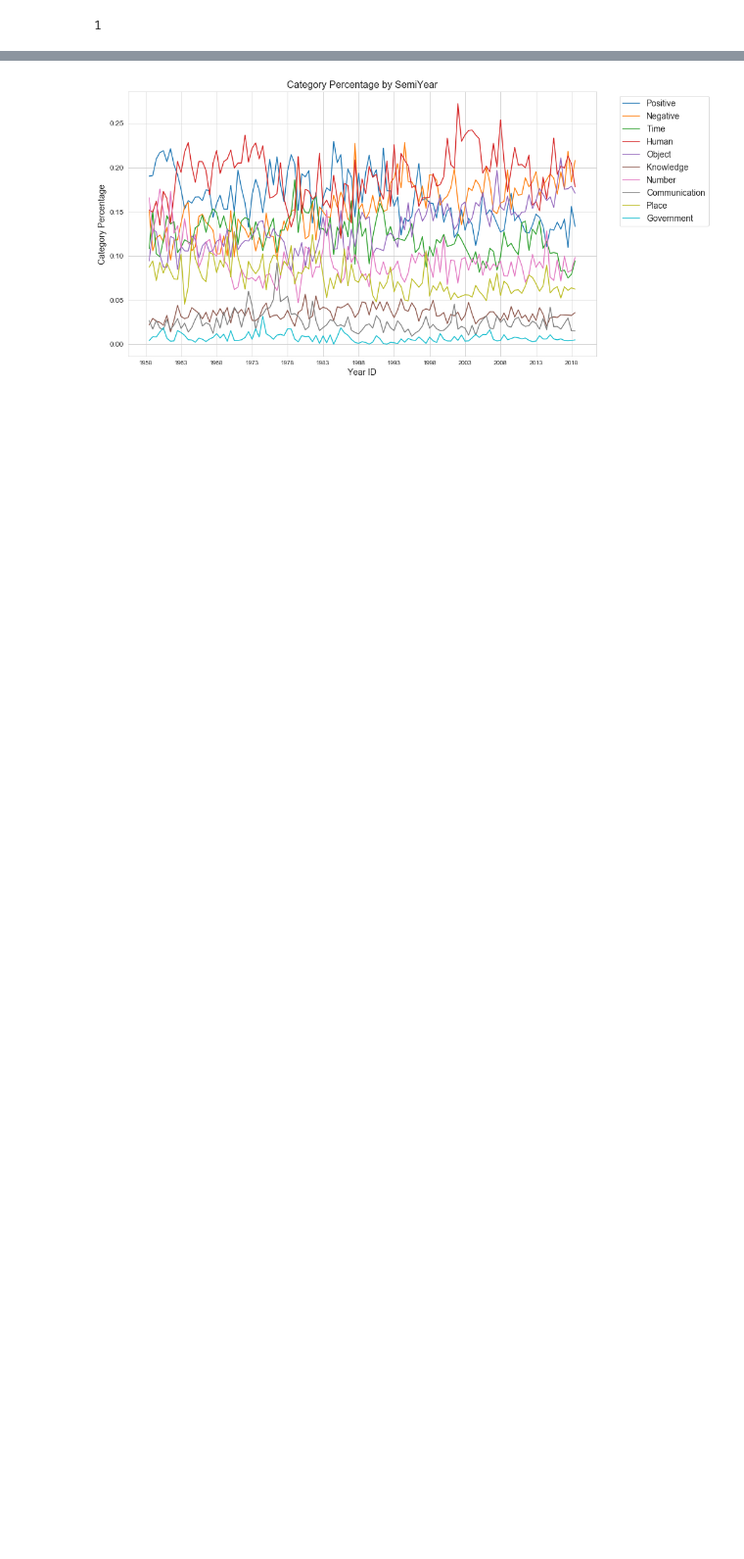
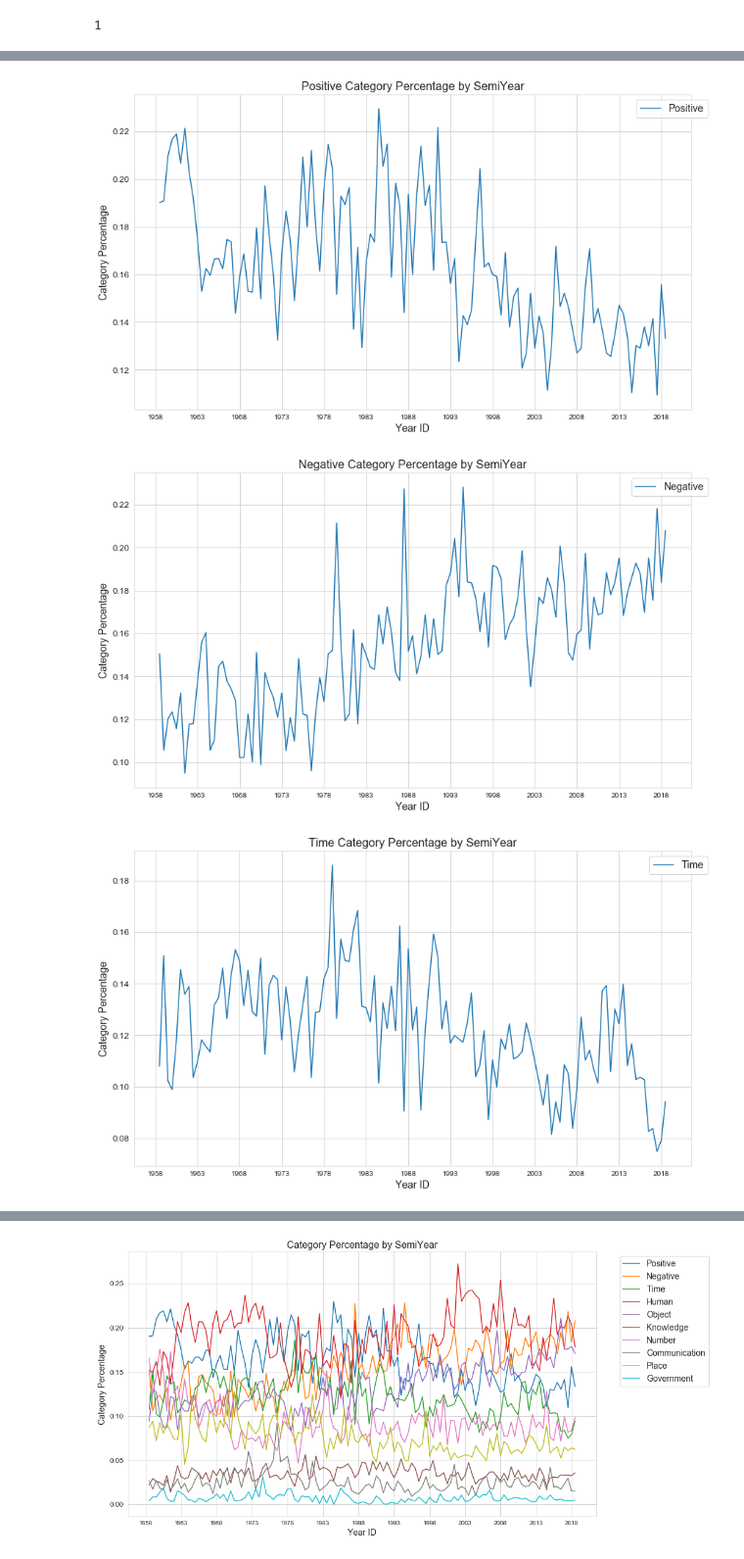
Before and after one commit to cvraut/Music_Econ, a Jupyter notebook: dataClustering/category_vs_econ.ipynb, the cells around one changed output, grey strips where cells are left out. Shown at 98% size. Saved outputs shown, nothing was run; the diff lists cells and outputs as text; code cells hidden in the pictures; blank space fills up the shorter version.

Commit message:
Category vs Econ plots

```diff
--- a/dataClustering/category_vs_econ.ipynb
+++ b/dataClustering/category_vs_econ.ipynb
@@ -72,3 +72,19 @@ harvard_BB_SemiYear.head()
 | 4 | 1960.5 | 0.218986 | 0.115675 | 0.117821 | 0.172900 | 0.087370 | 0.021459 | 0.150419 | 0.016554 | 0.080421 | ... |
 # %%
 harvard_BB_SemiYear = harvard_BB_SemiYear.drop("word_count", axis=1)
+# %%
+for k in categories:
+    if k != "word_count":
+        plt.figure(figsize=(13.8, 8))
+        plt.plot(harvard_BB_SemiYear["SemiYearID"],harvard_BB_SemiYear[k])
+        plt.legend(fontsize=14, bbox_to_anchor=(1.04,1))
+        plt.title("{} Category Percentage by SemiYear".format(k), fontsize=16)
+        plt.ylabel("Category Percentage", fontsize=14)
+        plt.xlabel("Year ID", fontsize=14)
+        plt.yticks(fontsize=12)
+        plt.xticks(list(range(int(min(harvard_BB_SemiYear["SemiYearID"])), int(max(harvard_BB_SemiYear["SemiYearID"])) + 5, 5)))
+        plt.show()
+# %% [output]
+[figure, added]
+[figure, added]
+[figure, added]
```
Also changed, not shown: parts of 2 cells of this notebook.
